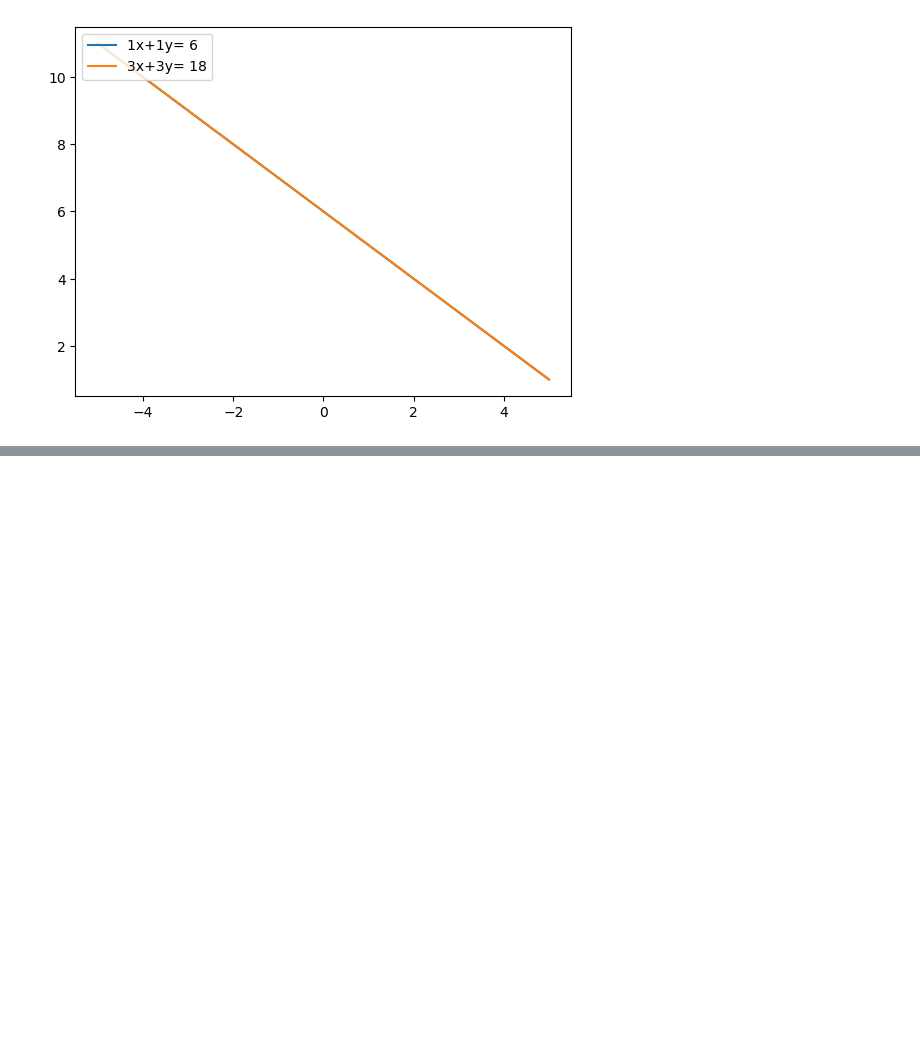
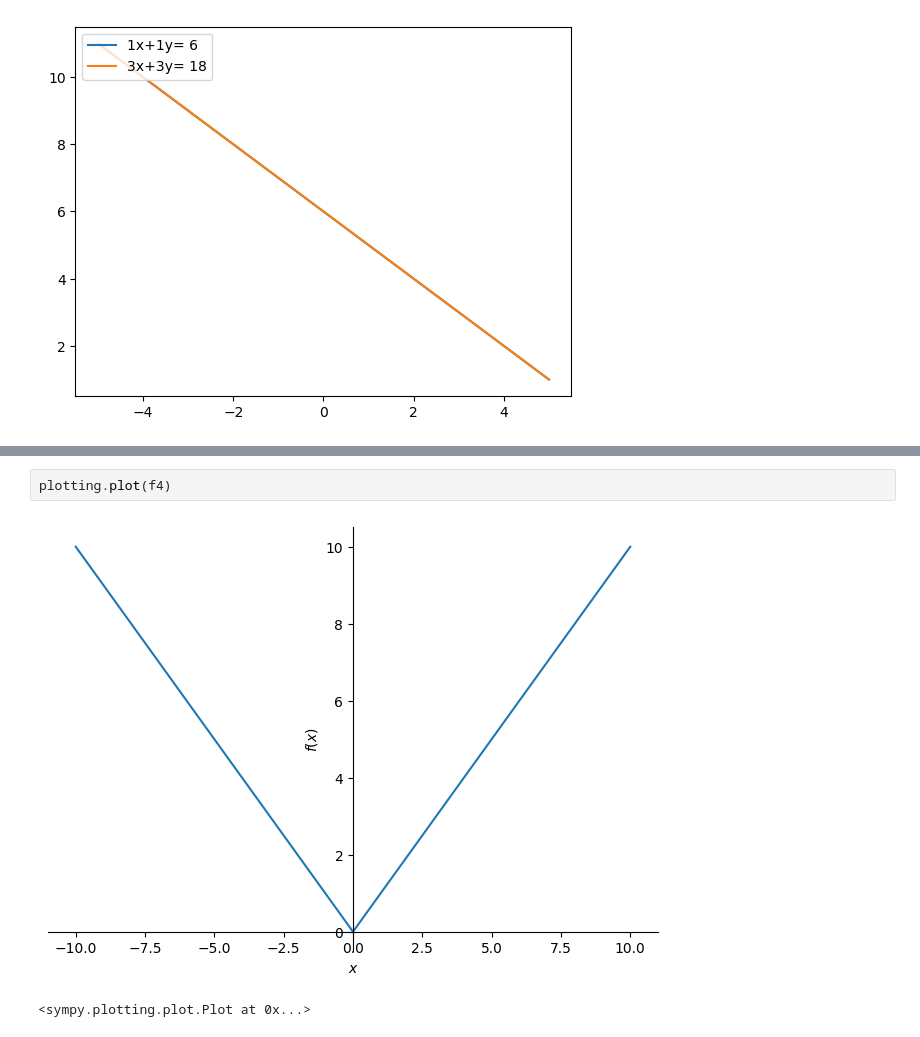
Before and after one commit to karthiksmanian/sem9, a Jupyter notebook: 20XW96-DL-LAB/ws1/ws1.ipynb, the cells around one changed output, grey strips where cells are left out. Cells and saved outputs as stored; diff of their text form; blank space fills up the shorter version.

```diff
--- a/20XW96-DL-LAB/ws1/ws1.ipynb
+++ b/20XW96-DL-LAB/ws1/ws1.ipynb
@@ -82,0 +96,5 @@ s3.plot()
+# %%
+plotting.plot(f4)
+# %% [output]
+[figure, added]
+<sympy.plotting.plot.Plot at 0x...>
```
Also changed, not shown: parts of 7 cells of this notebook, 11 other files.
